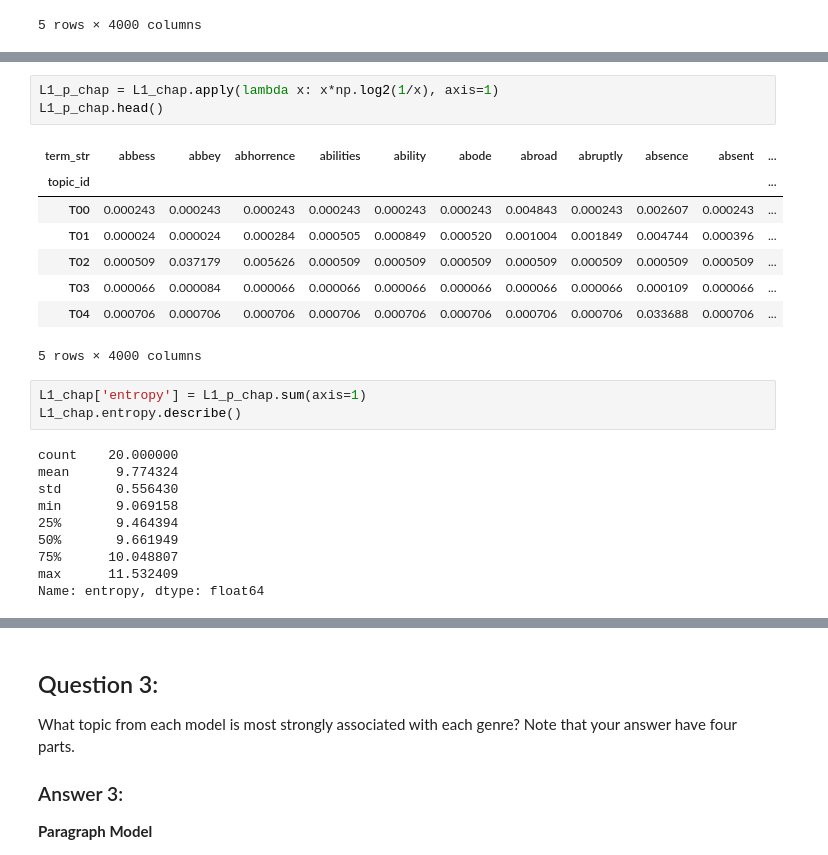
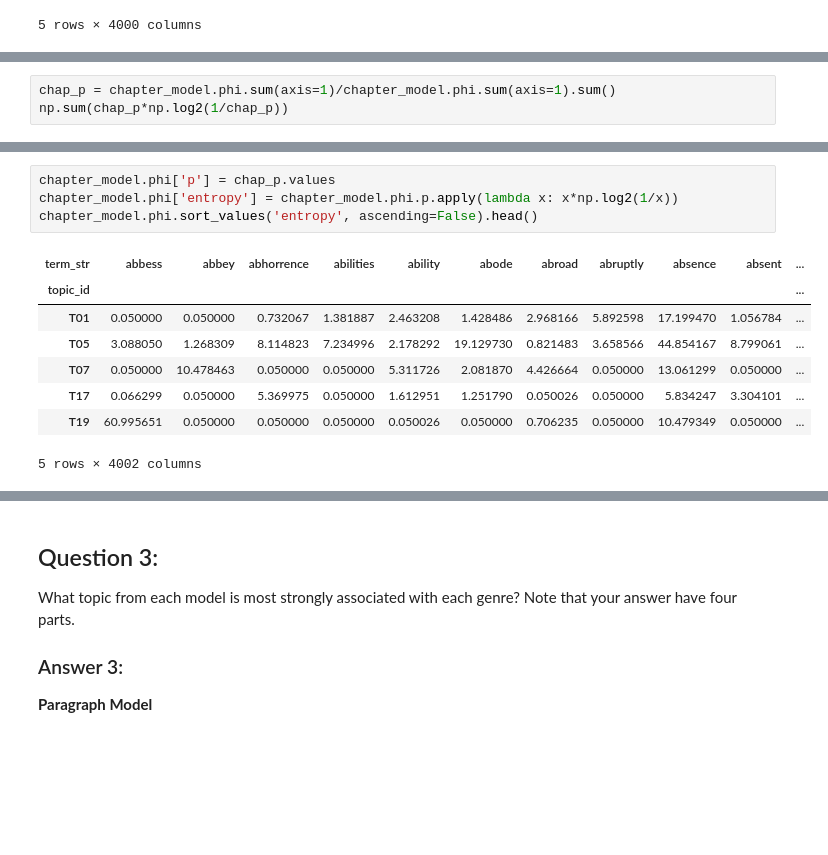
Before and after one commit to rlipps/DS5001-2024-01-R, a Jupyter notebook: lessons/M08_TopicModels/M08_HW08.ipynb, the cells around one changed output, grey strips where cells are left out. Cells and saved outputs as stored; diff of their text form; blank space fills up the shorter version.

```diff
--- a/lessons/M08_TopicModels/M08_HW08.ipynb
+++ b/lessons/M08_TopicModels/M08_HW08.ipynb
@@ -251,0 +275,3 @@ L1_para = paragraph_model.phi.apply(lambda x: x/x.sum(), axis=1)
+# %%
+chap_p = chapter_model.phi.sum(axis=1)/chapter_model.phi.sum(axis=1).sum()
+np.sum(chap_p*np.log2(1/chap_p))
@@ -279,25 +311,13 @@ L1_chap = chapter_model.phi.apply(lambda x: x/x.sum(), axis=1)
 # %%
-L1_p_chap = L1_chap.apply(lambda x: x*np.log2(1/x), axis=1)
-L1_p_chap.head()
+chapter_model.phi['p'] = chap_p.values
+chapter_model.phi['entropy'] = chapter_model.phi.p.apply(lambda x: x*np.log2(1/x))
+chapter_model.phi.sort_values('entropy', ascending=False).head()
 # %% [output]
 | term_str | abbess | abbey | abhorrence | abilities | ability | abode | abroad | abruptly | absence | absent | ... |
 | topic_id |  |  |  |  |  |  |  |  |  |  | ... |
-| T00 | 0.000243 | 0.000243 | 0.000243 | 0.000243 | 0.000243 | 0.000243 | 0.004843 | 0.000243 | 0.002607 | 0.000243 | ... |
-| T01 | 0.000024 | 0.000024 | 0.000284 | 0.000505 | 0.000849 | 0.000520 | 0.001004 | 0.001849 | 0.004744 | 0.000396 | ... |
-| T02 | 0.000509 | 0.037179 | 0.005626 | 0.000509 | 0.000509 | 0.000509 | 0.000509 | 0.000509 | 0.000509 | 0.000509 | ... |
-| T03 | 0.000066 | 0.000084 | 0.000066 | 0.000066 | 0.000066 | 0.000066 | 0.000066 | 0.000066 | 0.000109 | 0.000066 | ... |
-| T04 | 0.000706 | 0.000706 | 0.000706 | 0.000706 | 0.000706 | 0.000706 | 0.000706 | 0.000706 | 0.033688 | 0.000706 | ... |
+| T01 | 0.050000 | 0.050000 | 0.732067 | 1.381887 | 2.463208 | 1.428486 | 2.968166 | 5.892598 | 17.199470 | 1.056784 | ... |
+| T05 | 3.088050 | 1.268309 | 8.114823 | 7.234996 | 2.178292 | 19.129730 | 0.821483 | 3.658566 | 44.854167 | 8.799061 | ... |
+| T07 | 0.050000 | 10.478463 | 0.050000 | 0.050000 | 5.311726 | 2.081870 | 4.426664 | 0.050000 | 13.061299 | 0.050000 | ... |
+| T17 | 0.066299 | 0.050000 | 5.369975 | 0.050000 | 1.612951 | 1.251790 | 0.050026 | 0.050000 | 5.834247 | 3.304101 | ... |
+| T19 | 60.995651 | 0.050000 | 0.050000 | 0.050000 | 0.050026 | 0.050000 | 0.706235 | 0.050000 | 10.479349 | 0.050000 | ... |
-5 rows × 4000 columns
+5 rows × 4002 columns
-# %%
-L1_chap['entropy'] = L1_p_chap.sum(axis=1)
-L1_chap.entropy.describe()
-# %% [output]
-count    20.000000
-mean      9.774324
-std       0.556430
-min       9.069158
-25%       9.464394
-50%       9.661949
-75%      10.048807
-max      11.532409
-Name: entropy, dtype: float64
```
Also changed, not shown: parts of 20 cells of this notebook.
